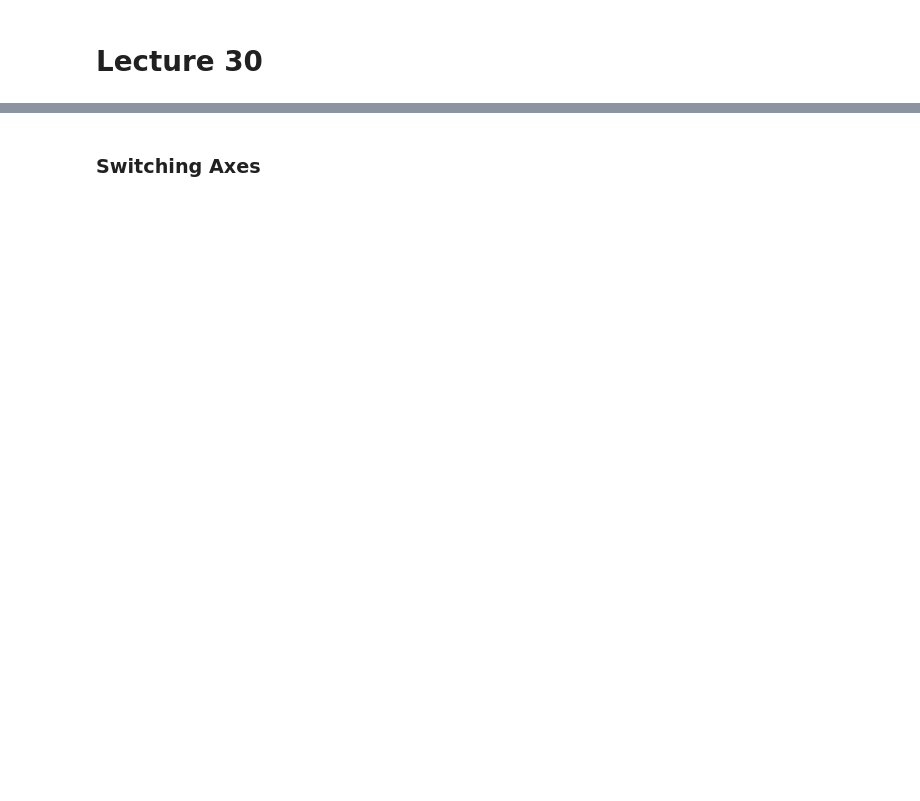
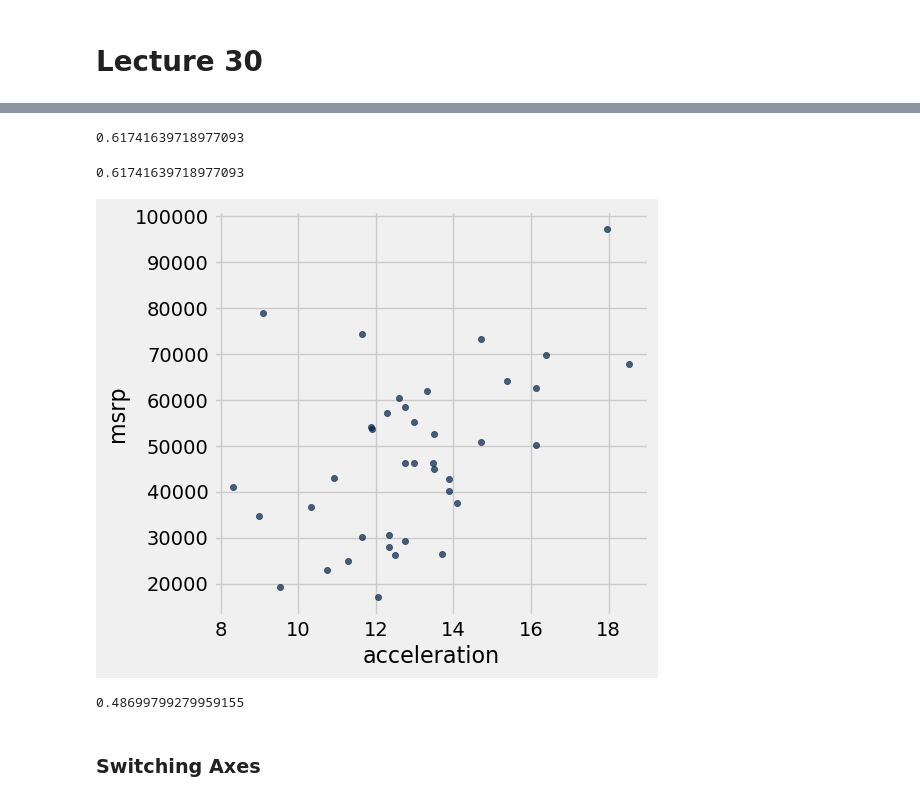
Before and after one commit to bludka/materials-sp22, a Jupyter notebook: lectures/lec30.ipynb, the cells around one changed output, grey strips where cells are left out. Cells and saved outputs as stored; diff of their text form; code cells hidden in the pictures; blank space fills up the shorter version.

```diff
--- a/lectures/lec30.ipynb
+++ b/lectures/lec30.ipynb
@@ -54,11 +110,27 @@ def standard_units(x):
+# %%
+# r is the average of the products of the standard units
+
+r = np.average(t.column(2) * t.column(3))
+r
+# %% [output]
+0.61741639718977093
 # %%
 def correlation(t, x, y):
     """t is a table; x and y are column labels"""
     x_in_standard_units = standard_units(t.column(x))
     y_in_standard_units = standard_units(t.column(y))
     return np.average(x_in_standard_units * y_in_standard_units)
+# %%
+correlation(t, 'x', 'y')
+# %% [output]
+0.61741639718977093
 # %%
 hybrid = Table.read_table('hybrid.csv')
-hybrid.show(3)
+suv = hybrid.where('class', 'SUV')
+suv.scatter('acceleration', 'msrp')
+# %% [output]
+[figure, added]
 # %%
-hybrid.scatter('acceleration', 'msrp')
+correlation(suv, 'acceleration', 'msrp')
+# %% [output]
+0.48699799279959155
```
Also changed, not shown: parts of 43 cells of this notebook.
